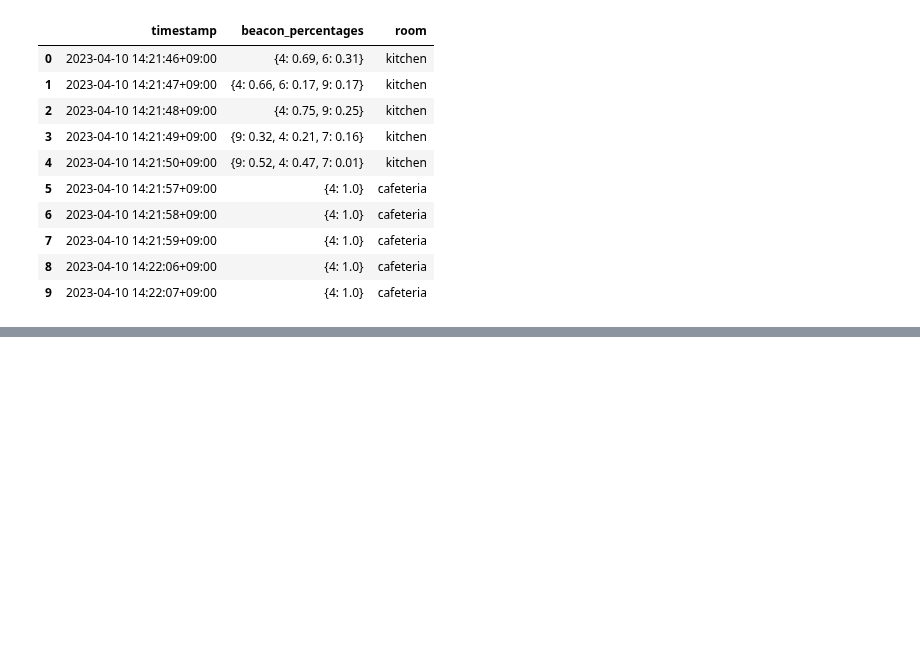
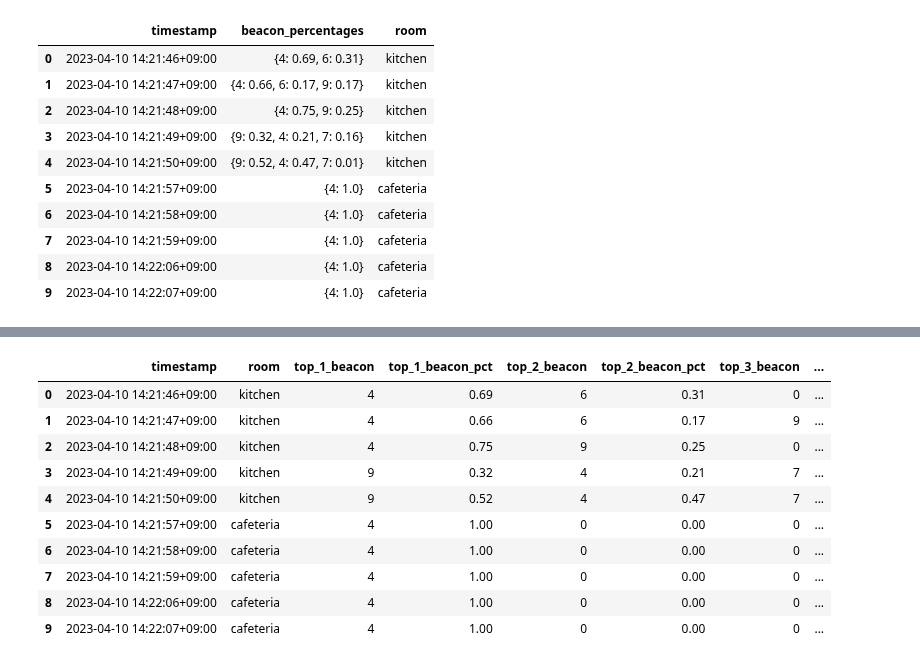
Before and after one commit to minhtrietcancode/abc-challenge-2026-location-classification, a Jupyter notebook: analysis/distribution_analysis.ipynb, the cells around one changed output, grey strips where cells are left out. Saved outputs shown, nothing was run; the diff lists cells and outputs as text; code cells hidden in the pictures; blank space fills up the shorter version.

```diff
--- a/analysis/distribution_analysis.ipynb
+++ b/analysis/distribution_analysis.ipynb
@@ -235,0 +238,69 @@ windowed_df_pct.to_csv('windowed_top_beacons_pct.csv')
+# %%
+# CELL 1: Modify the feature creation function
+def create_top_k_beacon_features_with_temporal(windowed_df_pct, k=3):
+    """
+    For each window, extract top-k beacons and their percentages
+    PLUS temporal features from previous windows
+    """
+    features = []
+
+    for _, row in windowed_df_pct.iterrows():
+        beacon_pcts = row['beacon_percentages']
+
+        # Sort beacons by percentage (descending)
+        sorted_beacons = sorted(beacon_pcts.items(), key=lambda x: -x[1])
+
+        # Extract top-k beacons
+        feature_dict = {
+            'timestamp': row['timestamp'],
+            'room': row['room']
+        }
+
+        for i in range(k):
+            if i < len(sorted_beacons):
+                beacon_id, pct = sorted_beacons[i]
+                feature_dict[f'top_{i+1}_beacon'] = beacon_id
+                feature_dict[f'top_{i+1}_beacon_pct'] = pct
+            else:
+                # No beacon at this position - fill with 0
+                feature_dict[f'top_{i+1}_beacon'] = 0
+                feature_dict[f'top_{i+1}_beacon_pct'] = 0.0
+
+        features.append(feature_dict)
+
+    feature_df = pd.DataFrame(features)
+
+    # === ADD TEMPORAL FEATURES ===
+    # Sort by timestamp first
+    feature_df = feature_df.sort_values('timestamp').reset_index(drop=True)
+
+    # Add previous window features
+    for i in [1, 2, 3]:
+        feature_df[f'prev_top_{i}_beacon'] = feature_df[f'top_{i}_beacon'].shift(1)
+        feature_df[f'prev_top_{i}_beacon_pct'] = feature_df[f'top_{i}_beacon_pct'].shift(1)
+
+    # Calculate beacon persistence (how many beacons stayed the same?)
+    def calc_persistence(row):
+        current = {row[f'top_{i}_beacon'] for i in [1, 2, 3] if row[f'top_{i}_beacon'] != 0}
+        previous = {row[f'prev_top_{i}_beacon'] for i in [1, 2, 3]
+                   if pd.notna(row[f'prev_top_{i}_beacon']) and row[f'prev_top_{i}_beacon'] != 0}
+        if not previous:
+            return 0.0
+        overlap = len(current & previous)
+        return overlap / len(previous)
+
+    feature_df['beacon_persistence'] = feature_df.apply(calc_persistence, axis=1)
+
+    # Fill NaN values (first row has no previous)
+    feature_df = feature_df.fillna(0)
+
+    return feature_df
+
+# Create features WITH temporal
+feature_df = create_top_k_beacon_features_with_temporal(windowed_df_pct, k=3)
+print("Features created! Shape:", feature_df.shape)
+print("\nFeature columns:")
+print(feature_df.columns.tolist())
+print("\nFirst 10 rows:")
+feature_df.head(10)
+# %% [output]
@@ -235,0 +313,11 @@ windowed_df_pct.to_csv('windowed_top_beacons_pct.csv')
+|  | timestamp | room | top_1_beacon | top_1_beacon_pct | top_2_beacon | top_2_beacon_pct | top_3_beacon | ... |
+| 0 | 2023-04-10 14:21:46+09:00 | kitchen | 4 | 0.69 | 6 | 0.31 | 0 | ... |
+| 1 | 2023-04-10 14:21:47+09:00 | kitchen | 4 | 0.66 | 6 | 0.17 | 9 | ... |
+| 2 | 2023-04-10 14:21:48+09:00 | kitchen | 4 | 0.75 | 9 | 0.25 | 0 | ... |
+| 3 | 2023-04-10 14:21:49+09:00 | kitchen | 9 | 0.32 | 4 | 0.21 | 7 | ... |
+| 4 | 2023-04-10 14:21:50+09:00 | kitchen | 9 | 0.52 | 4 | 0.47 | 7 | ... |
+| 5 | 2023-04-10 14:21:57+09:00 | cafeteria | 4 | 1.00 | 0 | 0.00 | 0 | ... |
+| 6 | 2023-04-10 14:21:58+09:00 | cafeteria | 4 | 1.00 | 0 | 0.00 | 0 | ... |
+| 7 | 2023-04-10 14:21:59+09:00 | cafeteria | 4 | 1.00 | 0 | 0.00 | 0 | ... |
+| 8 | 2023-04-10 14:22:06+09:00 | cafeteria | 4 | 1.00 | 0 | 0.00 | 0 | ... |
+| 9 | 2023-04-10 14:22:07+09:00 | cafeteria | 4 | 1.00 | 0 | 0.00 | 0 | ... |
```
Also changed, not shown: parts of 8 cells of this notebook, 1 other file.
